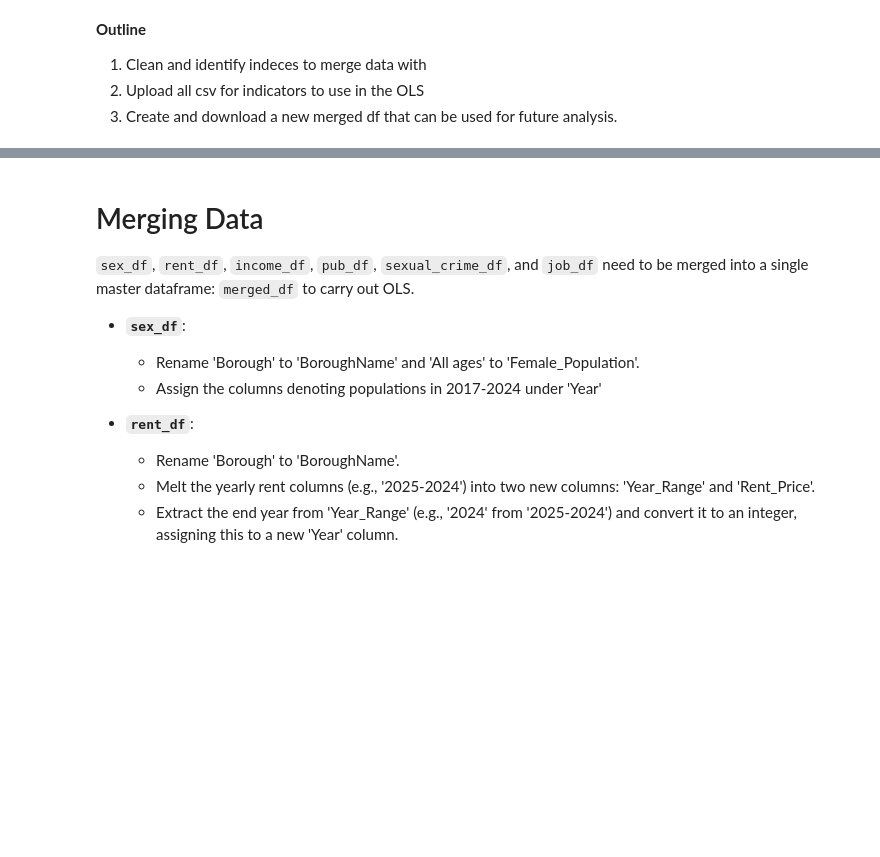
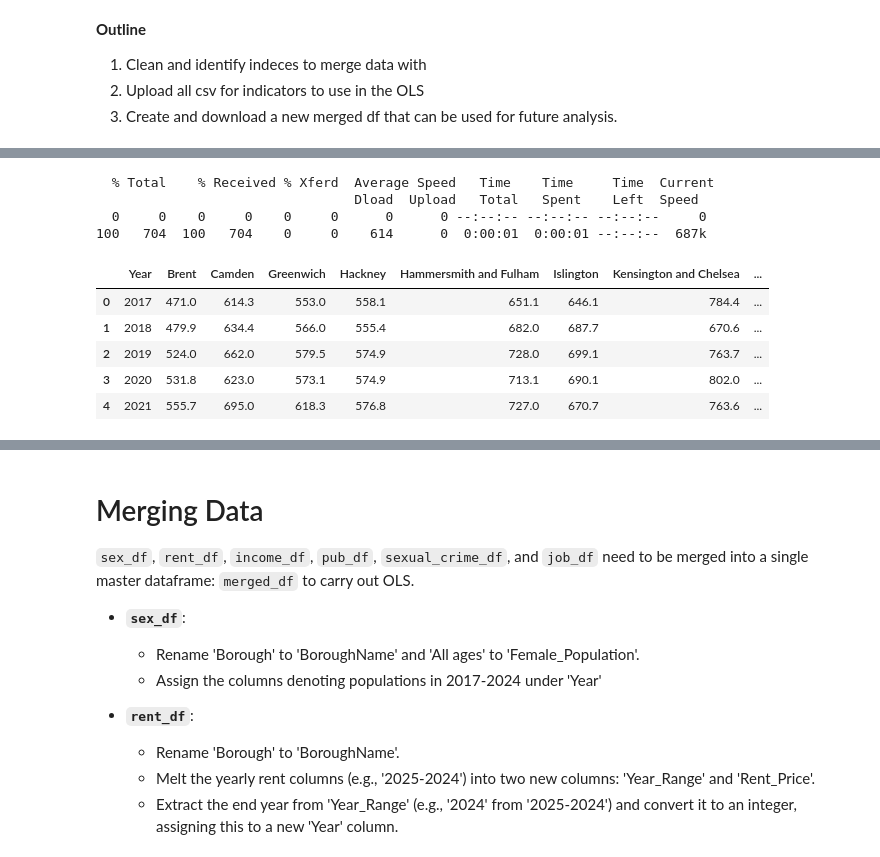
Before and after one commit to greypen2006/Final_Project, a Jupyter notebook: N3. Merge.ipynb, the cells around one changed output, grey strips where cells are left out. Saved outputs shown, nothing was run; the diff lists cells and outputs as text; code cells hidden in the pictures; blank space fills up the shorter version.

```diff
--- a/N3. Merge.ipynb
+++ b/N3. Merge.ipynb
@@ -54,0 +67,16 @@ crime_df.head()
+# %%
+!mkdir -p data
+!curl -L "https://drive.google.com/uc?export=download&id=1iStDMn2Vh_FvlvLhDfx-d4nXNw14_XPx" -o ./data/weekly_income_cleaned.csv
+income_df=pd.read_csv('./data/weekly_income_cleaned.csv')
+income_df.head()
+# %% [output]
+  % Total    % Received % Xferd  Average Speed   Time    Time     Time  Current
+                                 Dload  Upload   Total   Spent    Left  Speed
+  0     0    0     0    0     0      0      0 --:--:-- --:--:-- --:--:--     0
+100   704  100   704    0     0    614      0  0:00:01  0:00:01 --:--:--  687k
+|  | Year | Brent | Camden | Greenwich | Hackney | Hammersmith and Fulham | Islington | Kensington and Chelsea | ... |
+| 0 | 2017 | 471.0 | 614.3 | 553.0 | 558.1 | 651.1 | 646.1 | 784.4 | ... |
+| 1 | 2018 | 479.9 | 634.4 | 566.0 | 555.4 | 682.0 | 687.7 | 670.6 | ... |
+| 2 | 2019 | 524.0 | 662.0 | 579.5 | 574.9 | 728.0 | 699.1 | 763.7 | ... |
+| 3 | 2020 | 531.8 | 623.0 | 573.1 | 574.9 | 713.1 | 690.1 | 802.0 | ... |
+| 4 | 2021 | 555.7 | 695.0 | 618.3 | 576.8 | 727.0 | 670.7 | 763.6 | ... |
```
Also changed, not shown: parts of 14 cells of this notebook.
